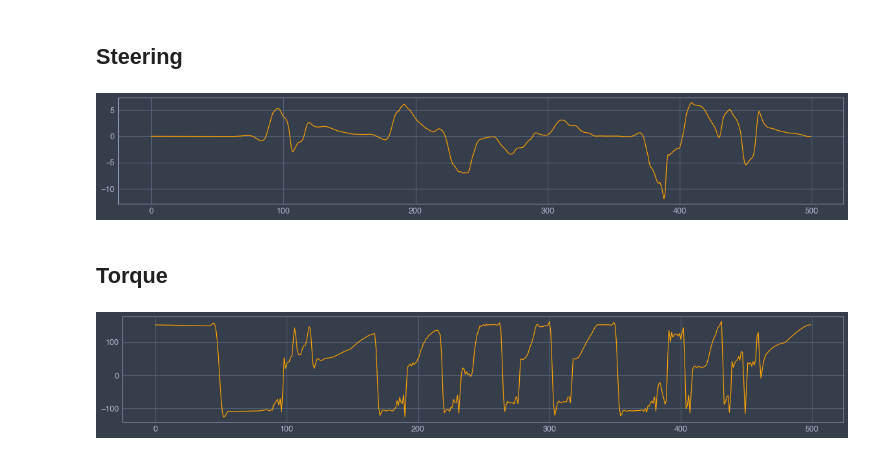
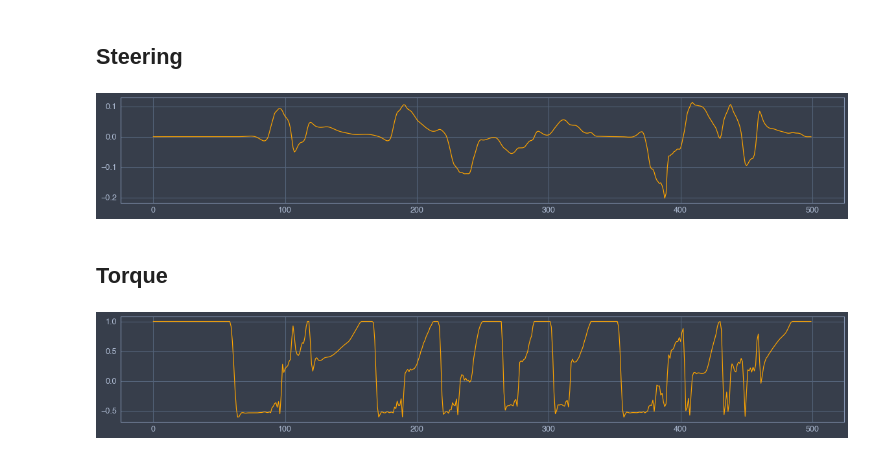
Before and after one commit to juanmanzanero/fastest-lap, a Jupyter notebook: examples/python/optimal-laptime/Optimal_laptime.ipynb, the cells around one changed output. Drawn from its saved outputs; the diff is of its cells as text; code cells hidden in the pictures.

Commit message:
[JMT] Extended python API to deal with multiple channel outputs for optimal laptime

```diff
--- a/examples/python/optimal-laptime/Optimal_laptime.ipynb
+++ b/examples/python/optimal-laptime/Optimal_laptime.ipynb
@@ -16,7 +16,11 @@ vehicle=fastest_lap.load_vehicle("../../../database/roberto-lot-kart-2016.xml","
 track=fastest_lap.load_track("../../../database/catalunya.xml","catalunya",0.2);
 # %%
 # Compute optimal laptime
-x,y,delta,T = fastest_lap.optimal_laptime(vehicle,track,2,500);
+data = fastest_lap.optimal_laptime(vehicle,track,2,500,["x","y","delta","throttle"]);
+x = data[0];
+y = data[1];
+delta = data[2];
+throttle = data[3];
 # %% [markdown]
 ## GPS
 # %%
@@ -29,11 +33,11 @@ fastest_lap.plot_optimal_laptime(x,y,track,2.0);
 plt.figure(figsize=(20,3))
 plt.plot(delta,color="orange");
 # %% [output]
-[figure, old version]
+[figure, new version]
 # %% [markdown]
 ## Torque
 # %%
 plt.figure(figsize=(20,3))
-plt.plot(T,color="orange");
+plt.plot(throttle,color="orange");
 # %% [output]
-[figure, old version]
+[figure, new version]
```
Also changed, not shown: 3 other files.
